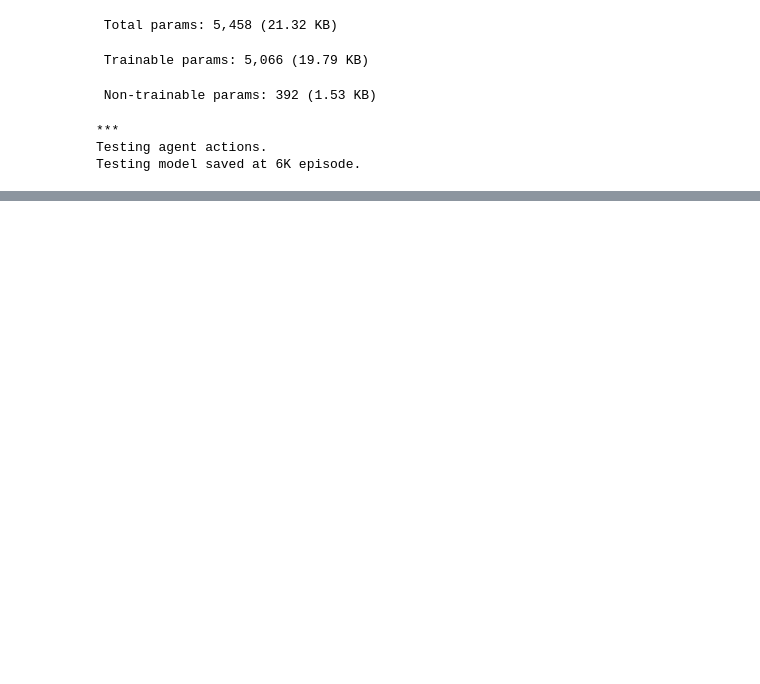
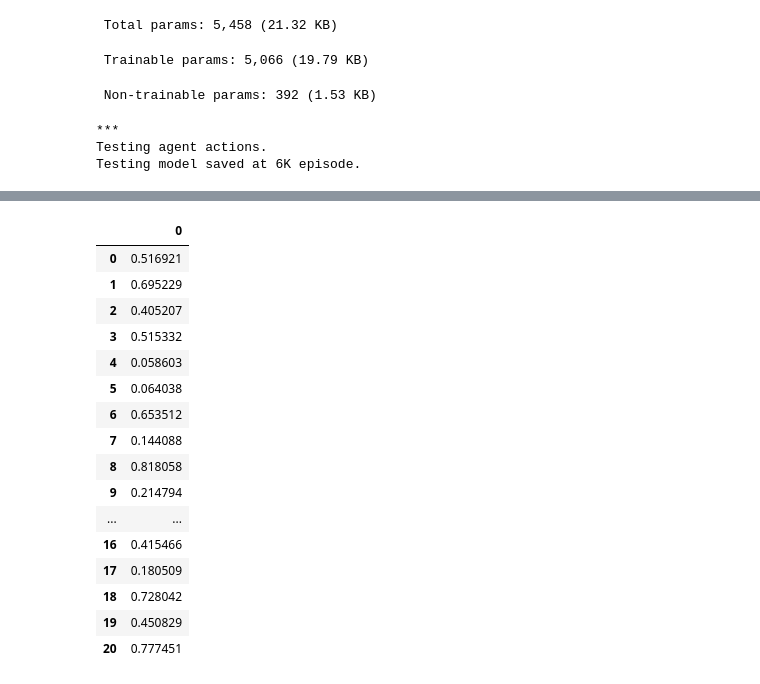
Before and after one commit to Antoinebattini/Deep_hedging_research, a Jupyter notebook: Deep_Hedging/Deep_hedging_Hull/Train_Critric_fix.ipynb, the cells around one changed output, grey strips where cells are left out. Cells and saved outputs as stored; diff of their text form; code cells hidden in the pictures; blank space fills up the shorter version.

```diff
--- a/Deep_Hedging/Deep_hedging_Hull/Train_Critric_fix.ipynb
+++ b/Deep_Hedging/Deep_hedging_Hull/Train_Critric_fix.ipynb
@@ -957,7 +957,7 @@ class DDPG(DRL):  # or DDPG(DRL) if you inherit from DRL
 
             y_action = []
             reward_store = []
-
+            y_action.append(observation[1])
             self.t = i  # for beta-schedule in replay buffer
 
             while not done:
@@ -1016,10 +1016,10 @@ class DDPG(DRL):  # or DDPG(DRL) if you inherit from DRL
         self.critic_Q_ex.save_weights("model/ddpg_critic_Q_ex.weights.h5")
         self.critic_Q_ex2.save_weights("model/ddpg_critic_Q_ex2.weights.h5")
 
-        return history
+        return self.env.paths(), y_action
 # %%
 
-simulation =100
+simulation =20
 env_test = TradingEnv(spread=0.0, num_contract=1, init_ttm=20, trade_freq=1, num_sim=simulation)
 ddpg_test = DDPG(env_test)
 # %% [output]
@@ -1064,5 +1064,3 @@ else:
 ***
 Testing agent actions.
 Testing model saved at 6K episode.
-# %%
-ddpg_test.train(1000)
@@ -1087,0 +1067,2 @@ ValueError: setting an array element with a sequence. The requested array has an
+# %%
+(stock_prices, deltas,option_prices) ,actions = ddpg_test.train(20)
@@ -1087,0 +1082,22 @@ ValueError: setting an array element with a sequence. The requested array has an
+# %%
+actions = pd.DataFrame(actions)
+actions =actions
+actions
+# %% [output]
+|  | 0 |
+| 0 | 0.516921 |
+| 1 | 0.695229 |
+| 2 | 0.405207 |
+| 3 | 0.515332 |
+| 4 | 0.058603 |
+| 5 | 0.064038 |
+| 6 | 0.653512 |
+| 7 | 0.144088 |
+| 8 | 0.818058 |
+| 9 | 0.214794 |
+| ... | ... |
+| 16 | 0.415466 |
+| 17 | 0.180509 |
+| 18 | 0.728042 |
+| 19 | 0.450829 |
+| 20 | 0.777451 |
```
Also changed, not shown: parts of 8 cells of this notebook.
